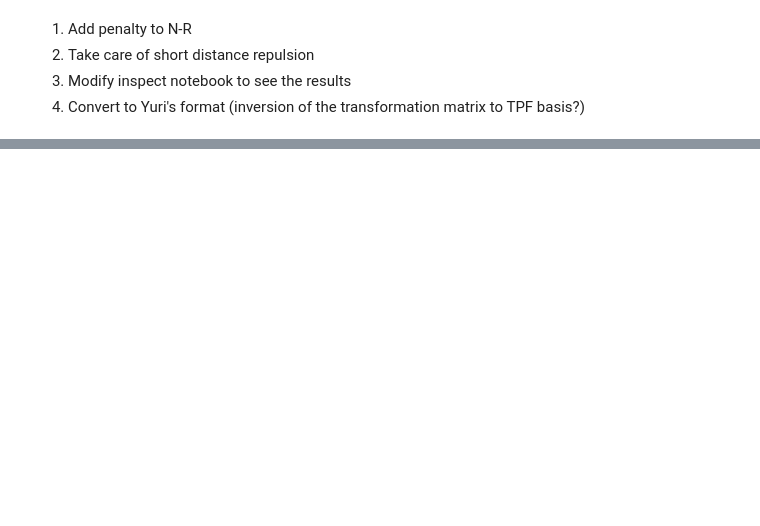
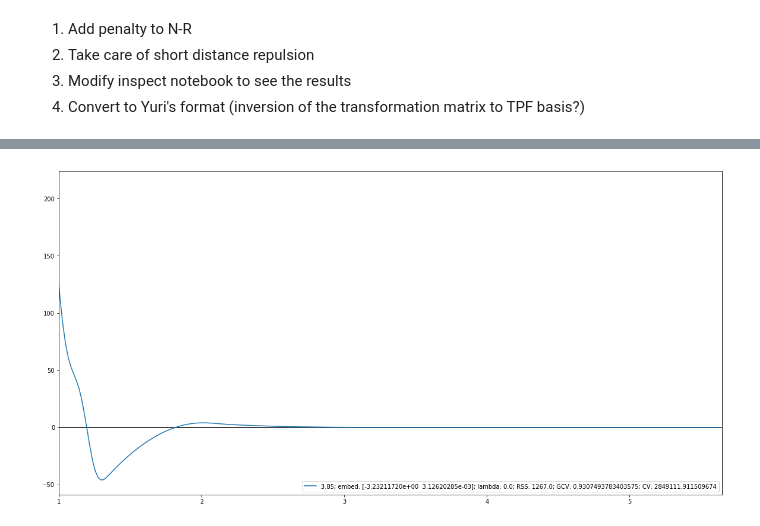
Before and after one commit to vlcekl/eam-models, a Jupyter notebook: notebooks/optimize_linear_eos.ipynb, the cells around one changed output, grey strips where cells are left out. Drawn from its saved outputs; the diff is of its cells as text; code cells hidden in the pictures; blank space fills up the shorter version.

```diff
--- a/notebooks/optimize_linear_eos.ipynb
+++ b/notebooks/optimize_linear_eos.ipynb
@@ -175,12 +88,3 @@ print(pair_knots)
-# %%
-# Select knots for optimization
-# cycle over knots of selected models
-
-stats_list = []
-for knot in mb_knots:
-    edens_knots = [knot]
-    stats = downselect(stats_bspline, pair_knots, edens_knots)
-    stats_list.append(stats)
 # %%
 binom = [1.0, -4.0, 6.0, -4.0, 1.0]
 
@@ -395,6 +238,6 @@ def penalty_matrix(partitions):
 # %%
 mb_knots = list(np.linspace(3.75, 5.25, 16))
-pair_knots = list(np.linspace(1.35, 5.25, 40))
+pair_knots = list(np.linspace(1.05, 5.25, 43))
 #pair_knots = list(np.linspace(2.05, 5.25, 33))
 
 print(mb_knots)
@@ -1001,7 +458,0 @@ b_init = np.array([-4.68020455e-01,  1.19572562e-04, -1e1, -1.07303573e+01, -4.7
-# %%
-for i, stat in enumerate(stats_list[1:2]):
-
-    X, y, beta = make_sd_matrices(targets, stat, weights=True)
-    print(X.shape, y.shape, beta.shape, b_init.shape)
-
-    b_final, loss_final = newton_raphson(X, y, beta, b_init, itmax=1e5)
@@ -1080,5 +494,3 @@ c2, Cp, Dp[:]
         [  0.,   0.,   0., ...,   3.,  -3.,   1.]]))
 # %%
 Dsqr = Dp
-# %%
-b = np.linalg.inv(X.T.dot(X) + lamb*Dsqr).dot(X.T).dot(y)
@@ -1178,0 +550,66 @@ lamb_in = 2.77356261
+# %%
+plt.figure(figsize=(20,10))
+betas = []
+for i, stat in enumerate(stats_list[1:2]):
+#     if i != 1:
+#         continue
+    #for lamb in list(np.logspace(-3, np.log10(2.774), 4)):
+    for lamb in [1e-8]:
+        X, y, bbb, bounds = make_sd_matrices(targets, stat, weights=True)
+
+        #print(X[0])
+
+        weight = np.ones(len(y), dtype=float)
+        weight[-6:] = 50.0
+        weight[-9:-6] = 0.1
+        ww = np.diag(weight)
+
+        b = np.linalg.inv(X.T.dot(ww).dot(X) + 0.5*lamb*Dp).dot(X.T.dot(ww).dot(y) - 0.5*lamb*Cp)
+
+        rss = (y - X.dot(b)).T.dot(y - X.dot(b))
+
+        label_str = str(round(stat['hyperparams']['edens'][0], 2))
+        label_str += '; embed: ' + str(b[:2])
+        label_str += '; lambda: ' + str(round(lamb, 4))
+        label_str += '; RSS: ' + str(round(rss, 0))
+
+        hat = X.dot(np.linalg.inv(X.T.dot(X) + lamb*Dp)).dot(X.T)
+
+        hat_trace = np.trace(hat)
+        gcv = (y - X.dot(b)).T.dot(y - X.dot(b))/(X.shape[0] - hat_trace)
+        label_str += '; GCV: ' + str(gcv)#str(round(gcv, 0))
+
+        vec = (y - X.dot(b))/(1. - np.diag(hat))
+        cv = vec.T.dot(vec)
+
+        label_str += '; CV: ' + str(cv)#str(round(gcv, 0))
+
+    #plt.plot(np.array(pair_knots)+0.2, b[2:], label=label_str)
+
+        rr = np.linspace(0.95, 5.7, 250)
+#         coeffs = [17113.755717924174, 11468.628163754847, 7820.796633088171] + list(b[2:])
+#         knots = [1.05, 1.15, 1.25] + pair_knots + [5.35, 5.45, 5.55, 5.65]
+#        coeffs = [2000, 500, 100., 10.] + list(b[2:])
+#        coeffs = [0.0, 0.0, 0.0, 0.0] + list(b[2:])
+
+        coeffs = coeffs_low[-1:] + list(b[2:])
+#        coeffs = [0.0, 0, 0] + list(b[2:])
+
+        knots = [1.05, 1.15, 1.25][-1:] + pair_knots +[5.35, 5.45, 5.55, 5.65]
+
+#        knots = [1.65, 1.75, 1.85, 1.95] + pair_knots +[5.35, 5.45, 5.55, 5.65]
+#         coeffs = list(b[2:])
+#         knots = pair_knots +[5.35, 5.45, 5.55, 5.65]
+    #bs = [180*make_bspline(b[2:], pair_knots+[5.35, 5.45, 5.55, 5.65], r) for r in rr]
+        bs = [make_bspline(coeffs, knots, r) for r in rr]
+
+        plt.plot(rr, bs, label=label_str)
+
+        betas.append(b)
+
+plt.hlines(0,1,6)
+plt.legend(loc='lower right')
+#plt.ylim(-100,2000)
+#plt.ylim(-0.6,1)
+plt.xlim(1.0,5.65)
+# %% [output]
@@ -1178,0 +617 @@ lamb_in = 2.77356261
+[figure, added]
```
Also changed, not shown: parts of 60 cells of this notebook, 2 other files.
